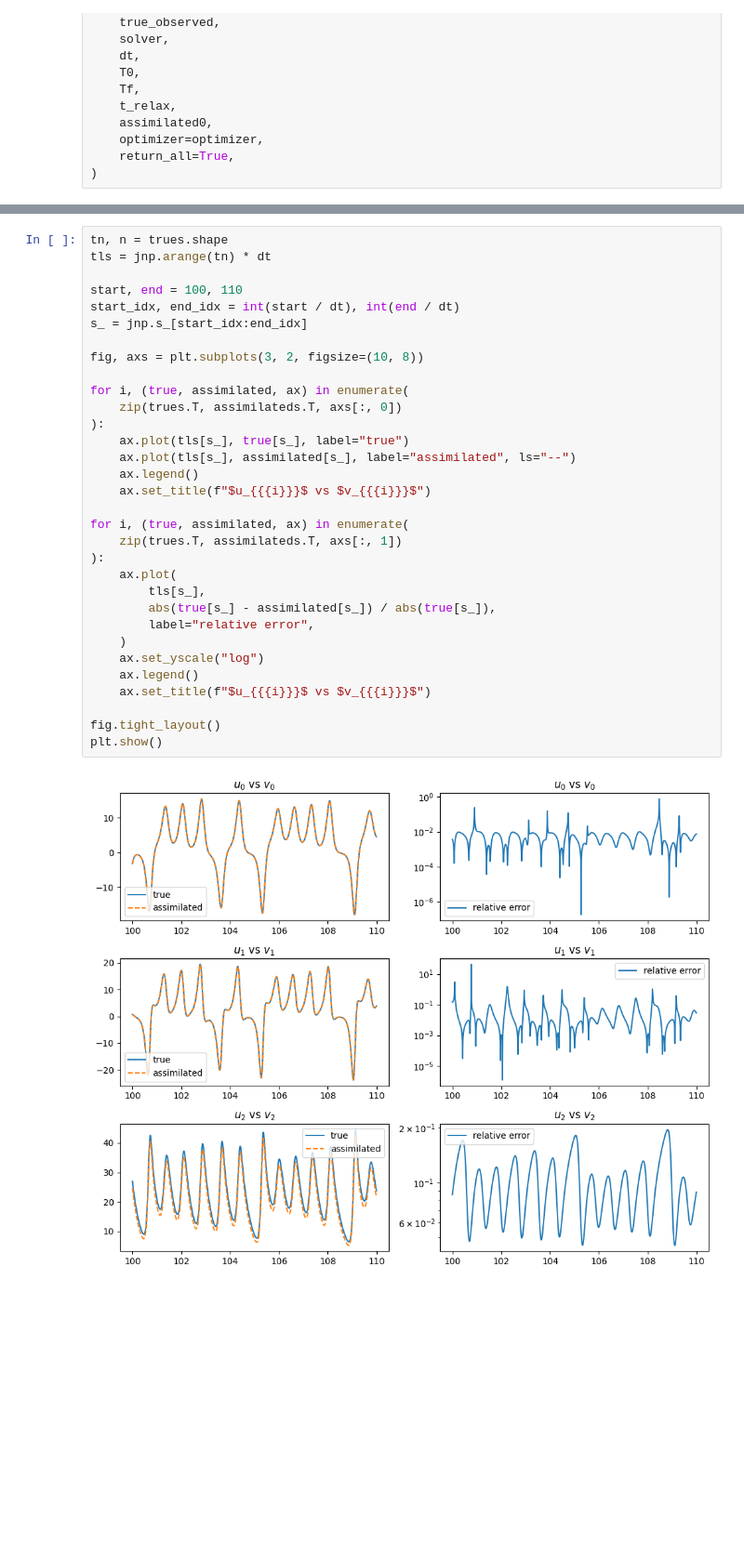
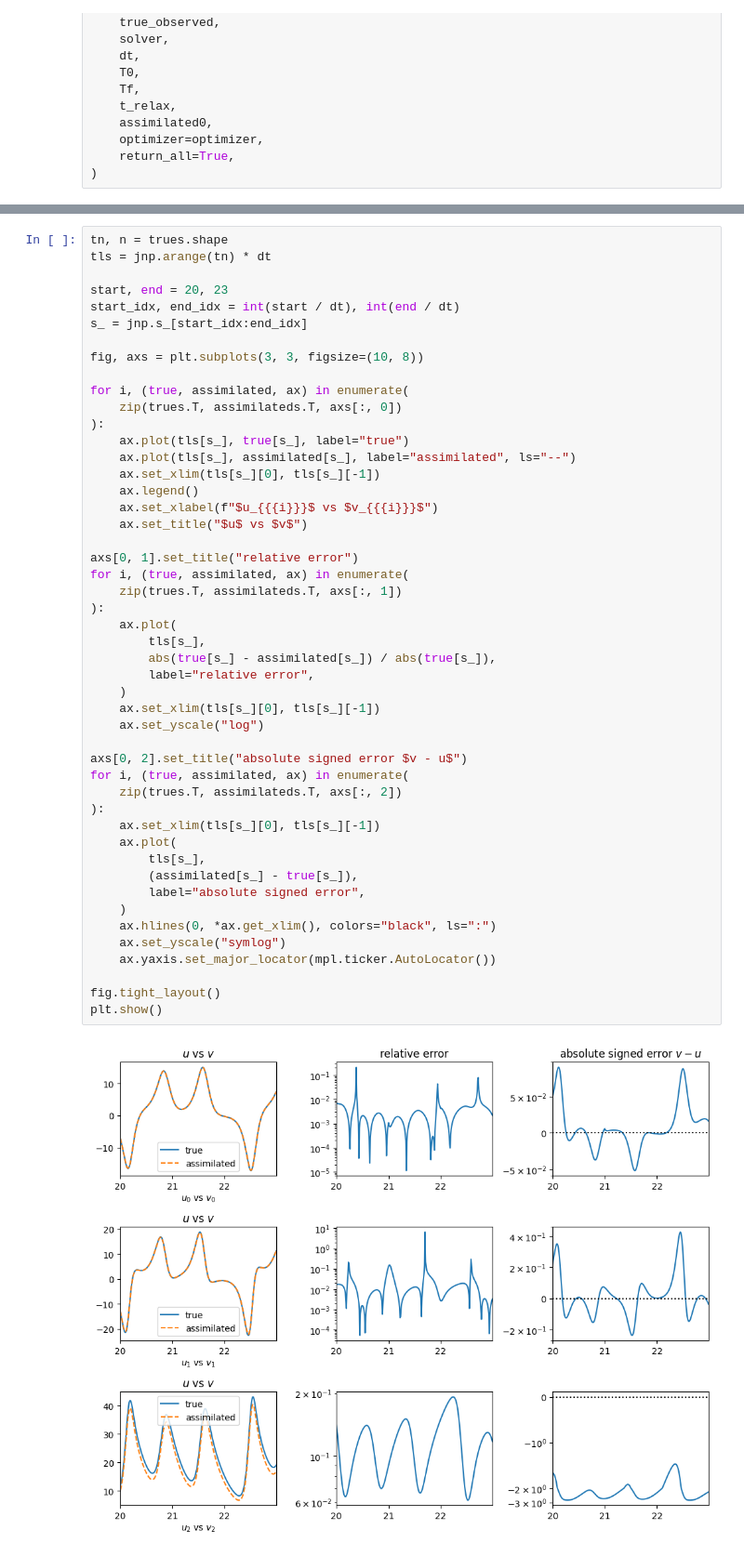
Before and after one commit to schilln/otf, a Jupyter notebook: examples/lorenz63/async_partial_observations.ipynb, the cells around one changed output, grey strips where cells are left out. Shown at 93% size. Cells and saved outputs as stored; diff of their text form; blank space fills up the shorter version.

Commit message:
plotted signed error

```diff
--- a/examples/lorenz63/async_partial_observations.ipynb
+++ b/examples/lorenz63/async_partial_observations.ipynb
@@ -101,34 +102,50 @@ plt.show()
 # %%
 tn, n = trues.shape
 tls = jnp.arange(tn) * dt
 
-start, end = 100, 110
+start, end = 20, 23
 start_idx, end_idx = int(start / dt), int(end / dt)
 s_ = jnp.s_[start_idx:end_idx]
 
-fig, axs = plt.subplots(3, 2, figsize=(10, 8))
+fig, axs = plt.subplots(3, 3, figsize=(10, 8))
 
 for i, (true, assimilated, ax) in enumerate(
     zip(trues.T, assimilateds.T, axs[:, 0])
 ):
     ax.plot(tls[s_], true[s_], label="true")
     ax.plot(tls[s_], assimilated[s_], label="assimilated", ls="--")
+    ax.set_xlim(tls[s_][0], tls[s_][-1])
     ax.legend()
-    ax.set_title(f"$u_{{{i}}}$ vs $v_{{{i}}}$")
+    ax.set_xlabel(f"$u_{{{i}}}$ vs $v_{{{i}}}$")
+    ax.set_title("$u$ vs $v$")
 
+axs[0, 1].set_title("relative error")
 for i, (true, assimilated, ax) in enumerate(
     zip(trues.T, assimilateds.T, axs[:, 1])
 ):
     ax.plot(
         tls[s_],
         abs(true[s_] - assimilated[s_]) / abs(true[s_]),
         label="relative error",
     )
+    ax.set_xlim(tls[s_][0], tls[s_][-1])
     ax.set_yscale("log")
-    ax.legend()
-    ax.set_title(f"$u_{{{i}}}$ vs $v_{{{i}}}$")
+
+axs[0, 2].set_title("absolute signed error $v - u$")
+for i, (true, assimilated, ax) in enumerate(
+    zip(trues.T, assimilateds.T, axs[:, 2])
+):
+    ax.set_xlim(tls[s_][0], tls[s_][-1])
+    ax.plot(
+        tls[s_],
+        (assimilated[s_] - true[s_]),
+        label="absolute signed error",
+    )
+    ax.hlines(0, *ax.get_xlim(), colors="black", ls=":")
+    ax.set_yscale("symlog")
+    ax.yaxis.set_major_locator(mpl.ticker.AutoLocator())
 
 fig.tight_layout()
 plt.show()
 # %% [output]
-[figure, old version]
+[figure, new version]
```
Also changed, not shown: parts of 1 cell of this notebook.
